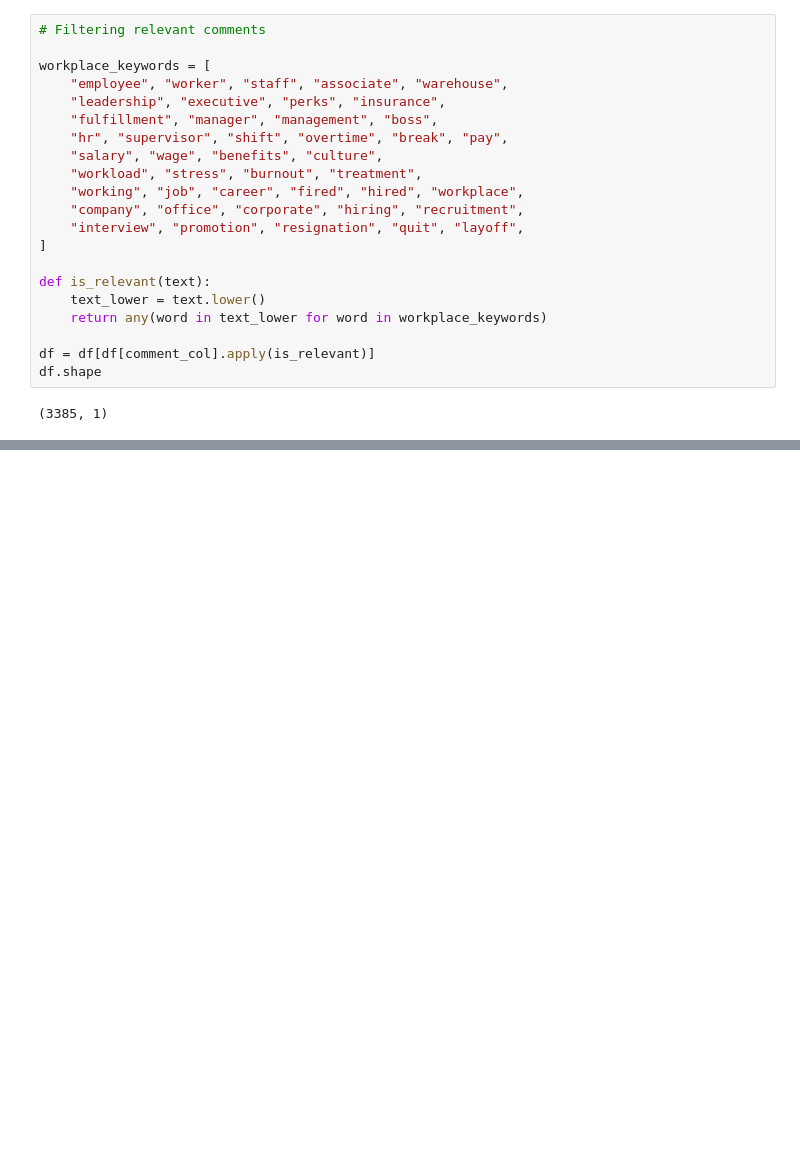
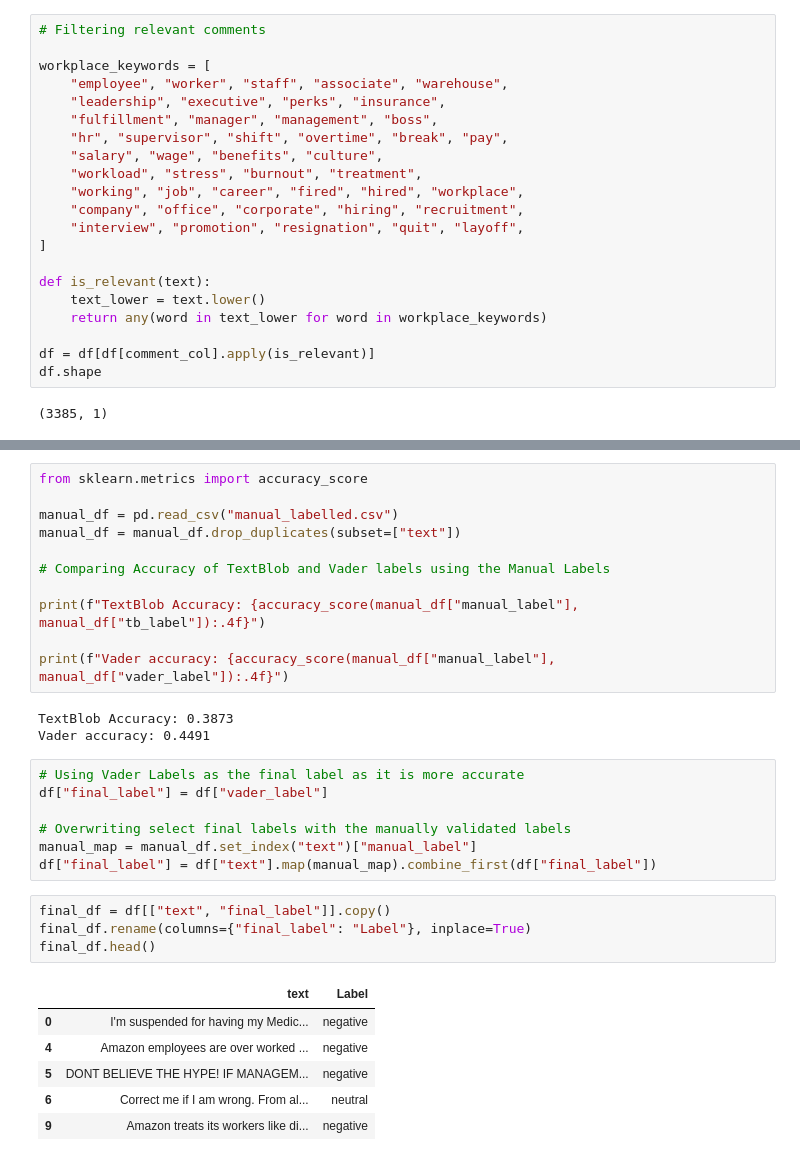
Before and after one commit to mf2056/F20AA, a Jupyter notebook: DataAnalysis.ipynb, the cells around one changed output, grey strips where cells are left out. Cells and saved outputs as stored; diff of their text form; blank space fills up the shorter version.

Commit message:
Dataset Labeling completed

```diff
--- a/DataAnalysis.ipynb
+++ b/DataAnalysis.ipynb
@@ -188,0 +263,32 @@ manual_set.to_csv("manual_set.csv", index=False)
+# %%
+from sklearn.metrics import accuracy_score
+
+manual_df = pd.read_csv("manual_labelled.csv")
+manual_df = manual_df.drop_duplicates(subset=["text"])
+
+# Comparing Accuracy of TextBlob and Vader labels using the Manual Labels
+
+print(f"TextBlob Accuracy: {accuracy_score(manual_df["manual_label"], manual_df["tb_label"]):.4f}")
+
+print(f"Vader accuracy: {accuracy_score(manual_df["manual_label"], manual_df["vader_label"]):.4f}")
+# %% [output]
+TextBlob Accuracy: 0.3873
+Vader accuracy: 0.4491
+# %%
+# Using Vader Labels as the final label as it is more accurate
+df["final_label"] = df["vader_label"]
+
+# Overwriting select final labels with the manually validated labels
+manual_map = manual_df.set_index("text")["manual_label"]
+df["final_label"] = df["text"].map(manual_map).combine_first(df["final_label"])
+# %%
+final_df = df[["text", "final_label"]].copy()
+final_df.rename(columns={"final_label": "Label"}, inplace=True)
+final_df.head()
+# %% [output]
+|  | text | Label |
+| 0 | I'm suspended for having my Medic... | negative |
+| 4 | Amazon employees are over worked ... | negative |
+| 5 | DONT BELIEVE THE HYPE! IF MANAGEM... | negative |
+| 6 | Correct me if I am wrong. From al... | neutral |
+| 9 | Amazon treats its workers like di... | negative |
```
Also changed, not shown: parts of 23 cells of this notebook.
